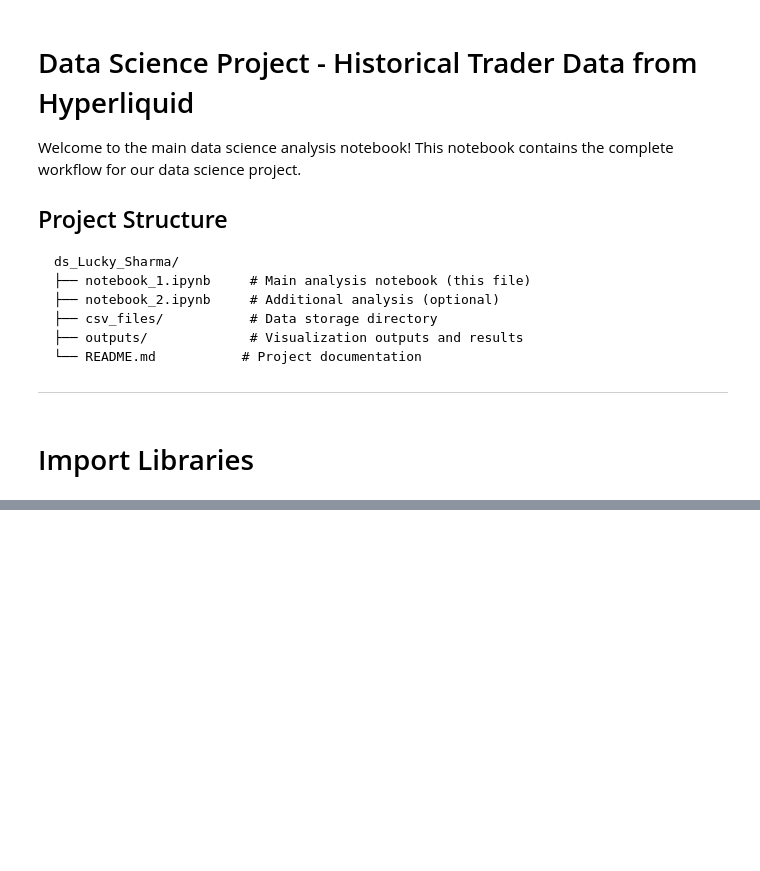
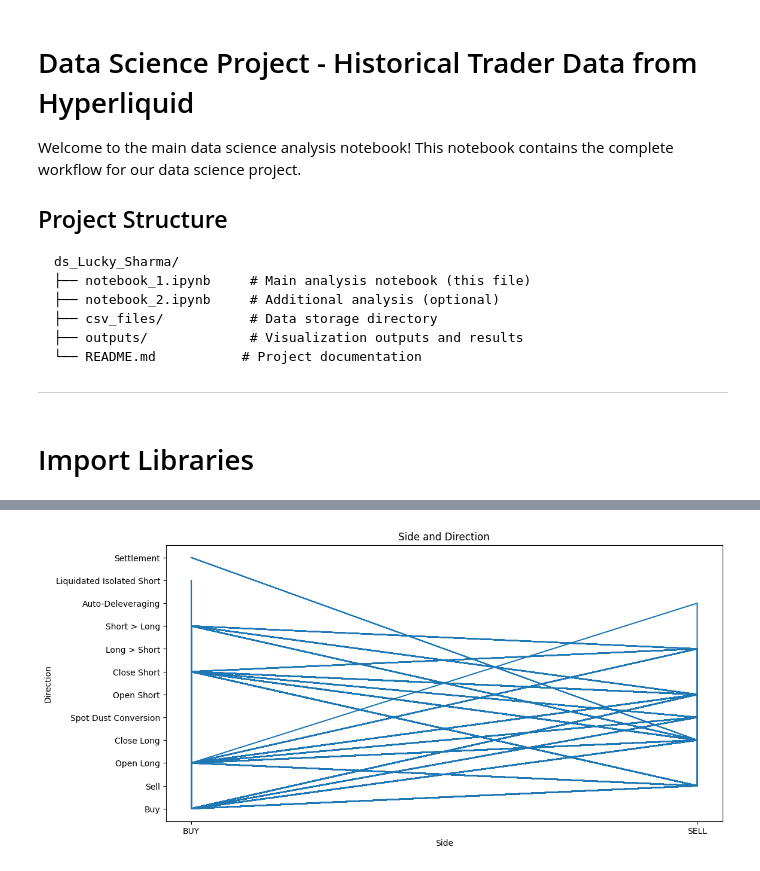
Before and after one commit to itsluckysharma01/ds_Lucky_Sharma, a Jupyter notebook: notebook_2(Historical_Trader_Data_from_Hyperliquid).ipynb, the cells around one changed output, grey strips where cells are left out. Drawn from its saved outputs; the diff is of its cells as text; code cells hidden in the pictures; blank space fills up the shorter version.

```diff
--- a/notebook_2(Historical_Trader_Data_from_Hyperliquid).ipynb
+++ b/notebook_2(Historical_Trader_Data_from_Hyperliquid).ipynb
@@ -40,0 +147,10 @@ df.head(10)
+# %%
+# Price trends over time
+plt.figure(figsize=(12, 6))
+plt.plot(df['Side'], df['Direction'])  # Adjust column names as needed
+plt.title('Side and Direction')
+plt.xlabel('Side')
+plt.ylabel('Direction')
+plt.show()
+# %% [output]
+[figure, added]
```
Also changed, not shown: parts of 33 cells of this notebook, 2 other files.
